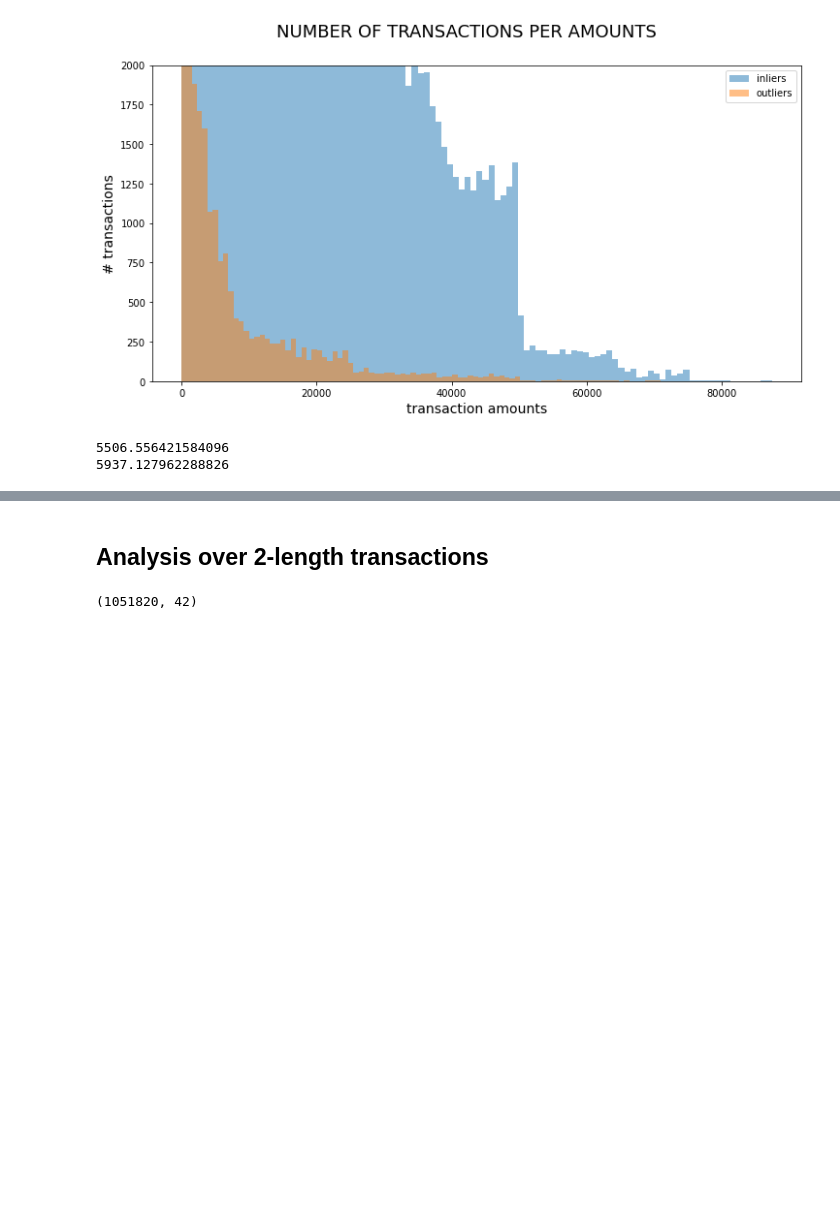
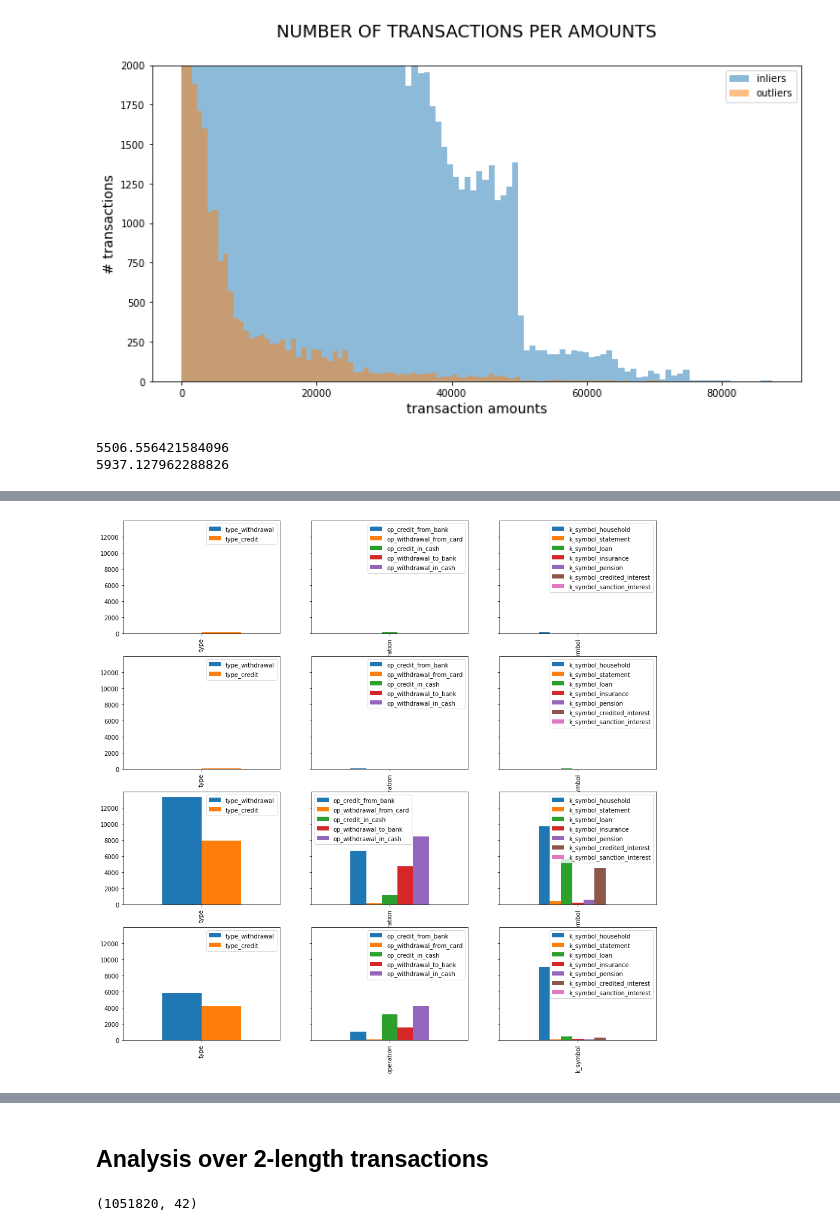
Before and after one commit to tfranza/ibotta_fraud, a Jupyter notebook: data/data_analysis/anomalies_analysis_complete_dataset.ipynb, the cells around one changed output, grey strips where cells are left out. Cells and saved outputs as stored; diff of their text form; code cells hidden in the pictures; blank space fills up the shorter version.

```diff
--- a/data/data_analysis/anomalies_analysis_complete_dataset.ipynb
+++ b/data/data_analysis/anomalies_analysis_complete_dataset.ipynb
@@ -233,0 +488,80 @@ print(df_anomaly.loc[df_anomaly['anomaly']==0,'amount'].mean())
+# %%
+import matplotlib.pyplot as plt
+
+fig, axes = plt.subplots(nrows=4, ncols=3, figsize=(16,16), sharey=True)
+
+pd.DataFrame(
+    data = [categorical_features_outlier_cluster0['type'].value_counts().sort_index().values],
+    columns = type_cols,
+    index = ['type']
+).plot.bar(ax = axes[0,0])
+c = categorical_features_outlier_cluster0['operation'].value_counts()
+c[1] = 0
+pd.DataFrame(
+    data = [c.sort_index().values],
+    columns = op_cols,
+    index = ['operation']
+).plot.bar(ax = axes[0,1])
+c = categorical_features_outlier_cluster0['k_symbol'].value_counts()
+c[3] = 0
+c[4] = 0
+pd.DataFrame(
+    data = [c.sort_index().values],
+    columns = k_symbol_cols,
+    index = ['k_symbol']
+).plot.bar(ax = axes[0,2])
+
+
+pd.DataFrame(
+    data = [categorical_features_outlier_cluster1['type'].value_counts().sort_index().values],
+    columns = type_cols,
+    index = ['type']
+).plot.bar(ax = axes[1,0])
+pd.DataFrame(
+    data = [categorical_features_outlier_cluster1['operation'].value_counts().sort_index().values],
+    columns = op_cols,
+    index = ['operation']
+).plot.bar(ax = axes[1,1])
+c = categorical_features_outlier_cluster1['k_symbol'].value_counts()
+c[3] = 0
+c[4] = 0
+pd.DataFrame(
+    data = [c.sort_index().values],
+    columns = k_symbol_cols,
+    index = ['k_symbol']
+).plot.bar(ax = axes[1,2])
+
+
+pd.DataFrame(
+    data = [categorical_features_outlier_cluster2['type'].value_counts().sort_index().values],
+    columns = type_cols,
+    index = ['type']
+).plot.bar(ax = axes[2,0])
+pd.DataFrame(
+    data = [categorical_features_outlier_cluster2['operation'].value_counts().sort_index().values],
+    columns = op_cols,
+    index = ['operation']
+).plot.bar(ax = axes[2,1])
+pd.DataFrame(
+    data = [categorical_features_outlier_cluster2['k_symbol'].value_counts().sort_index().values],
+    columns = k_symbol_cols,
+    index = ['k_symbol']
+).plot.bar(ax = axes[2,2])
+
+
+pd.DataFrame(
+    data = [categorical_features_outlier_cluster3['type'].value_counts().sort_index().values],
+    columns = type_cols,
+    index = ['type']
+).plot.bar(ax = axes[3,0])
+pd.DataFrame(
+    data = [categorical_features_outlier_cluster3['operation'].value_counts().sort_index().values],
+    columns = op_cols,
+    index = ['operation']
+).plot.bar(ax = axes[3,1])
+pd.DataFrame(
+    data = [categorical_features_outlier_cluster3['k_symbol'].value_counts().sort_index().values],
+    columns = k_symbol_cols,
+    index = ['k_symbol']
+).plot.bar(ax = axes[3,2])
+# %% [output]
@@ -233,0 +569 @@ print(df_anomaly.loc[df_anomaly['anomaly']==0,'amount'].mean())
+[figure, added]
```
Also changed, not shown: parts of 26 cells of this notebook.
